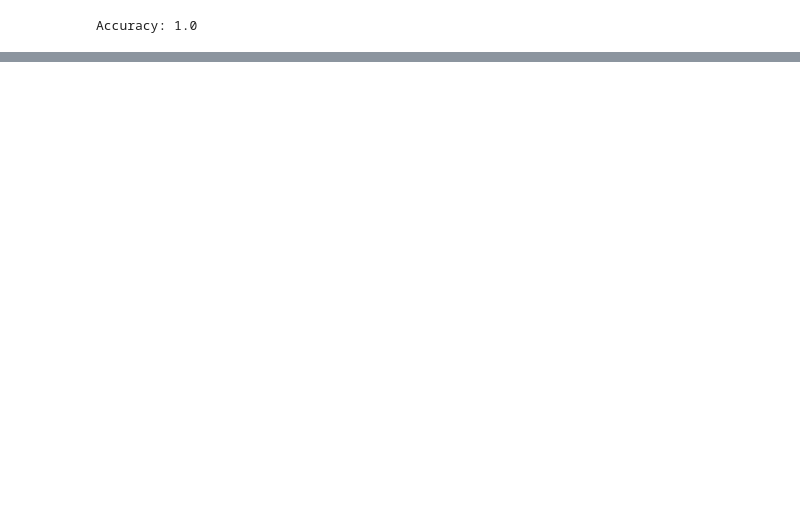
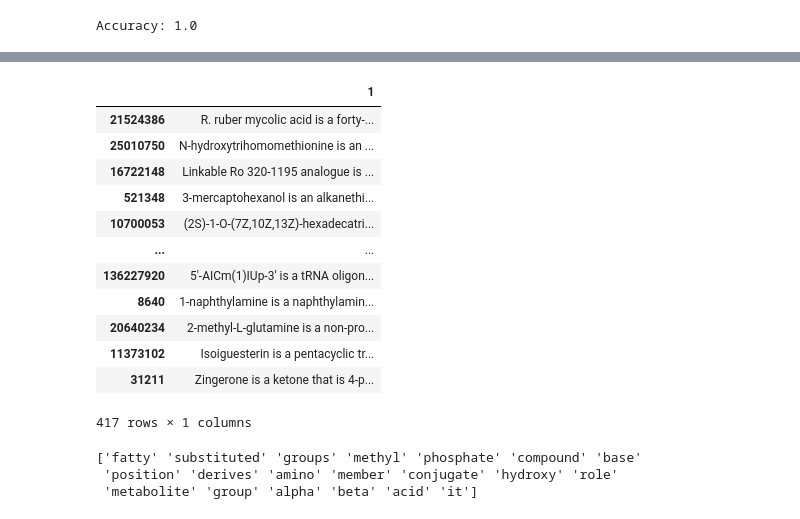
Before and after one commit to VZjunyang/Molecule-Retrieval, a Jupyter notebook: research/clustering.ipynb, the cells around one changed output, grey strips where cells are left out. Saved outputs shown, nothing was run; the diff lists cells and outputs as text; code cells hidden in the pictures; blank space fills up the shorter version.

```diff
--- a/research/clustering.ipynb
+++ b/research/clustering.ipynb
@@ -153,7 +157,8 @@ Accuracy: 0.8154311649016641
 # %%
-pca_text = pca.fit_transform(texts_embedding)
+pca = PCA(n_components=170, random_state=42)
+pca_text = pca.fit_transform(texts_embedding_normalized)
 
-kmeans = KMeans(n_clusters=10, random_state=42)
+kmeans = KMeans(n_clusters=8, random_state=42)
 kmeans.fit(pca_text)
 text_df['cluster'] = kmeans.labels_
 # %%
@@ -218,0 +224,40 @@ Accuracy: 0.7488653555219364
+# %%
+texts.loc[text_df['cluster']==7]
+# %% [output]
+|  | 1 |
+| 21524386 | R. ruber mycolic acid is a forty-... |
+| 25010750 | N-hydroxytrihomomethionine is an ... |
+| 16722148 | Linkable Ro 320-1195 analogue is ... |
+| 521348 | 3-mercaptohexanol is an alkanethi... |
+| 10700053 | (2S)-1-O-(7Z,10Z,13Z)-hexadecatri... |
+| ... | ... |
+| 136227920 | 5'-AICm(1)IUp-3' is a tRNA oligon... |
+| 8640 | 1-naphthylamine is a naphthylamin... |
+| 20640234 | 2-methyl-L-glutamine is a non-pro... |
+| 11373102 | Isoiguesterin is a pentacyclic tr... |
+| 31211 | Zingerone is a ketone that is 4-p... |
+417 rows × 1 columns
+# %%
+# TF-IDF
+from sklearn.feature_extraction.text import TfidfVectorizer
+from nltk.corpus import stopwords
+
+stop_words = set(stopwords.words('english'))
+
+processed_texts = []
+for text in texts.loc[clusters==8, 1]:
+    processed_texts.append(' '.join([word for word in text.split() if word not in stop_words]))
+
+tfidf = TfidfVectorizer()
+tfidf_matrix = tfidf.fit_transform(processed_texts)
+tfidf_matrix = tfidf_matrix.toarray()
+
+# get the most important words
+feature_names = np.array(tfidf.get_feature_names_out())
+sorted_tfidf = np.argsort(tfidf_matrix.sum(axis=0))
+important_words = feature_names[sorted_tfidf[-20:]]
+print(important_words)
+# %% [output]
+['fatty' 'substituted' 'groups' 'methyl' 'phosphate' 'compound' 'base'
+ 'position' 'derives' 'amino' 'member' 'conjugate' 'hydroxy' 'role'
+ 'metabolite' 'group' 'alpha' 'beta' 'acid' 'it']
```
Also changed, not shown: parts of 9 cells of this notebook, 6 other files.
